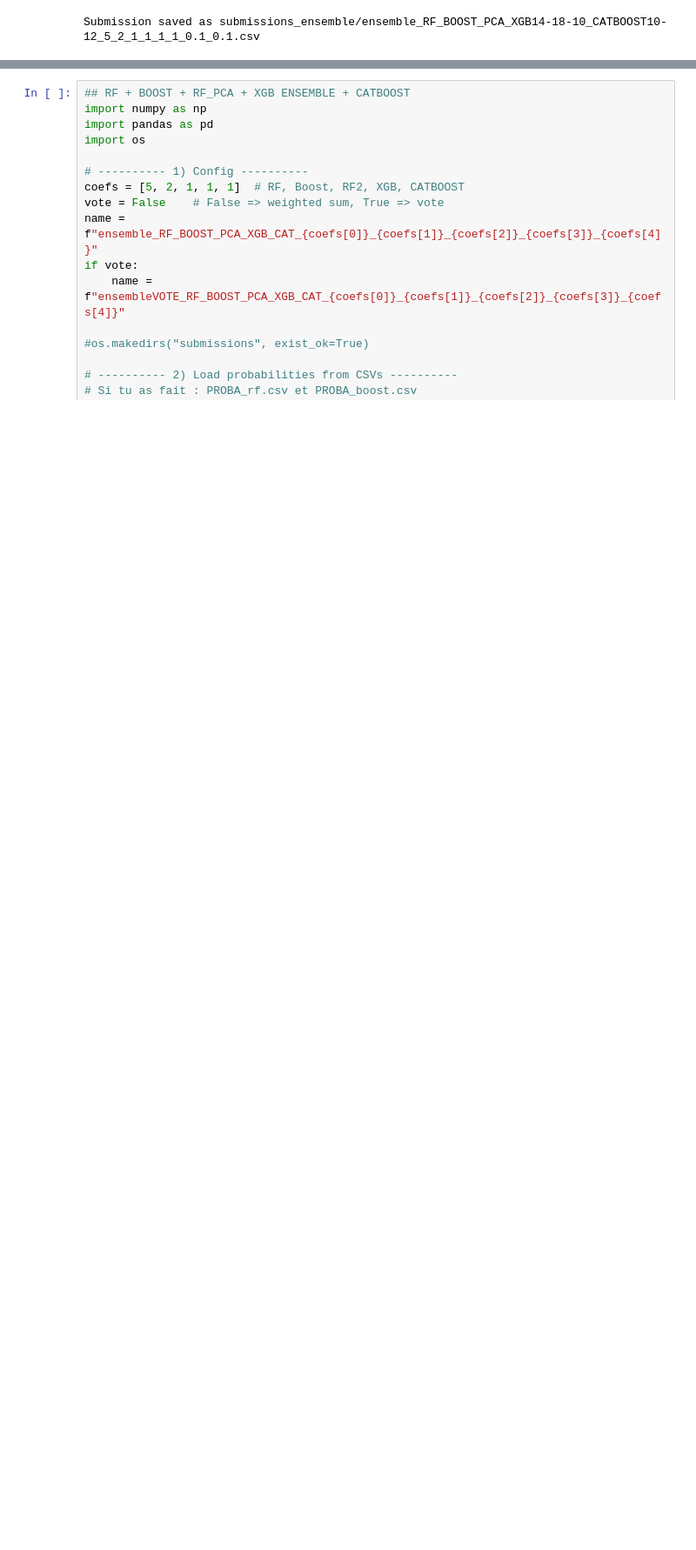
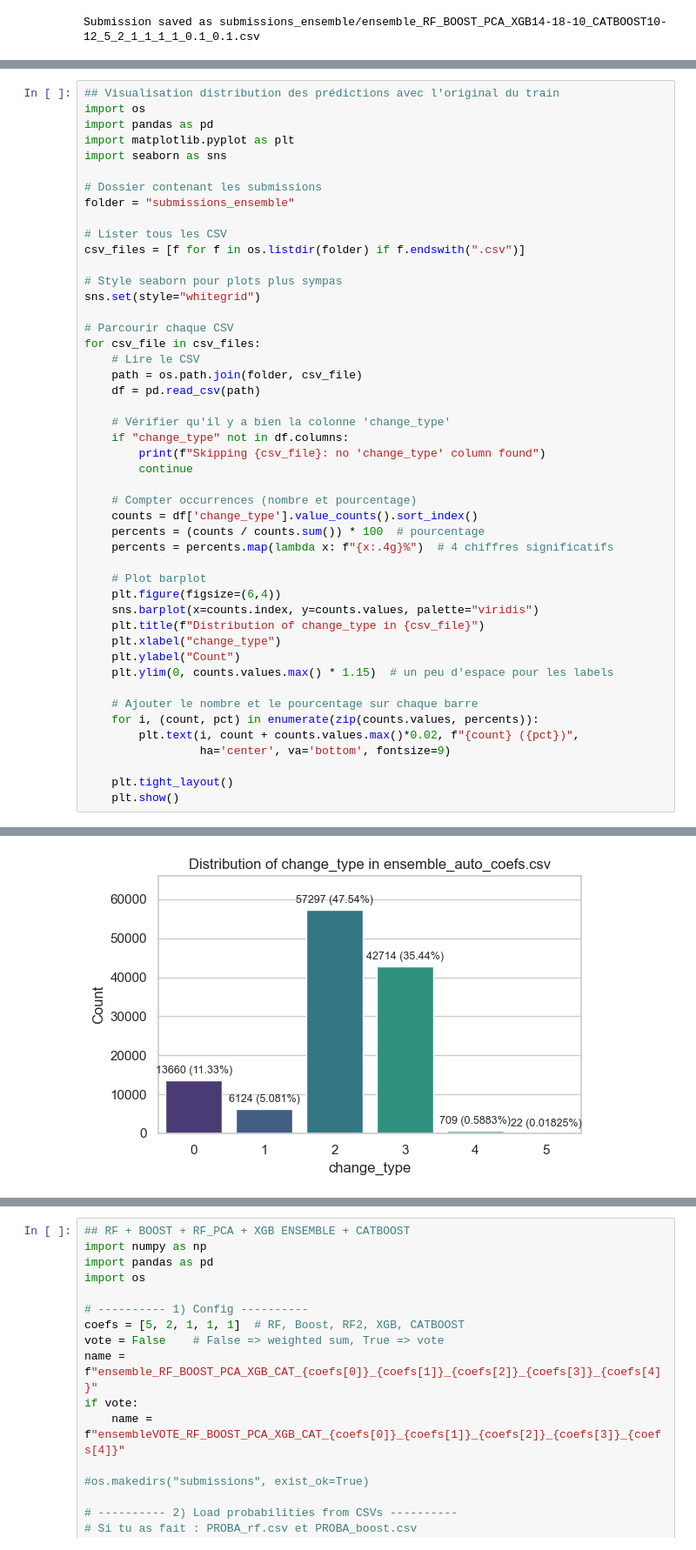
Before and after one commit to timotheelegat-byte/MLKaggle, a Jupyter notebook: MLKaggle/ensemble.ipynb, the cells around one changed output, grey strips where cells are left out. Shown at 87% size. Drawn from its saved outputs; the diff is of its cells as text; blank space fills up the shorter version.

```diff
--- a/MLKaggle/ensemble.ipynb
+++ b/MLKaggle/ensemble.ipynb
@@ -879,0 +1136,48 @@ Submission saved as submissions_ensemble/ensemble_RF_BOOST_PCA_XGB14-18-10_CATBO
+# %%
+## Visualisation distribution des prédictions avec l'original du train
+import os
+import pandas as pd
+import matplotlib.pyplot as plt
+import seaborn as sns
+
+# Dossier contenant les submissions
+folder = "submissions_ensemble"
+
+# Lister tous les CSV
+csv_files = [f for f in os.listdir(folder) if f.endswith(".csv")]
+
+# Style seaborn pour plots plus sympas
+sns.set(style="whitegrid")
+
+# Parcourir chaque CSV
+for csv_file in csv_files:
+    # Lire le CSV
+    path = os.path.join(folder, csv_file)
+    df = pd.read_csv(path)
+
+    # Vérifier qu'il y a bien la colonne 'change_type'
+    if "change_type" not in df.columns:
+        print(f"Skipping {csv_file}: no 'change_type' column found")
+        continue
+
+    # Compter occurrences (nombre et pourcentage)
+    counts = df['change_type'].value_counts().sort_index()
+    percents = (counts / counts.sum()) * 100  # pourcentage
+    percents = percents.map(lambda x: f"{x:.4g}%")  # 4 chiffres significatifs
+
+    # Plot barplot
+    plt.figure(figsize=(6,4))
+    sns.barplot(x=counts.index, y=counts.values, palette="viridis")
+    plt.title(f"Distribution of change_type in {csv_file}")
+    plt.xlabel("change_type")
+    plt.ylabel("Count")
+    plt.ylim(0, counts.values.max() * 1.15)  # un peu d'espace pour les labels
+
+    # Ajouter le nombre et le pourcentage sur chaque barre
+    for i, (count, pct) in enumerate(zip(counts.values, percents)):
+        plt.text(i, count + counts.values.max()*0.02, f"{count} ({pct})",
+                 ha='center', va='bottom', fontsize=9)
+
+    plt.tight_layout()
+    plt.show()
+# %% [output]
@@ -879,0 +1187 @@ Submission saved as submissions_ensemble/ensemble_RF_BOOST_PCA_XGB14-18-10_CATBO
+[figure, added]
```
Also changed, not shown: parts of 11 cells of this notebook, 14 other files.
